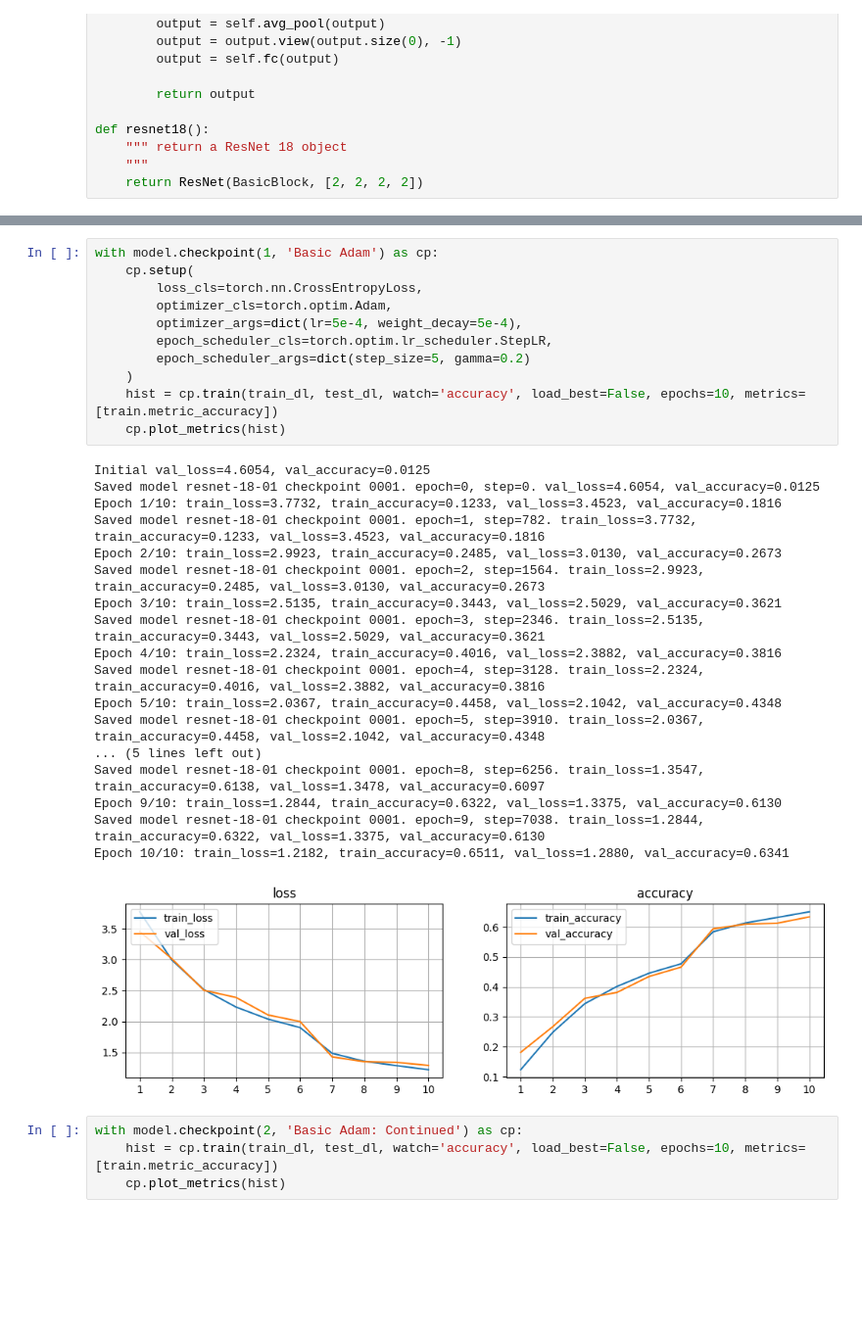
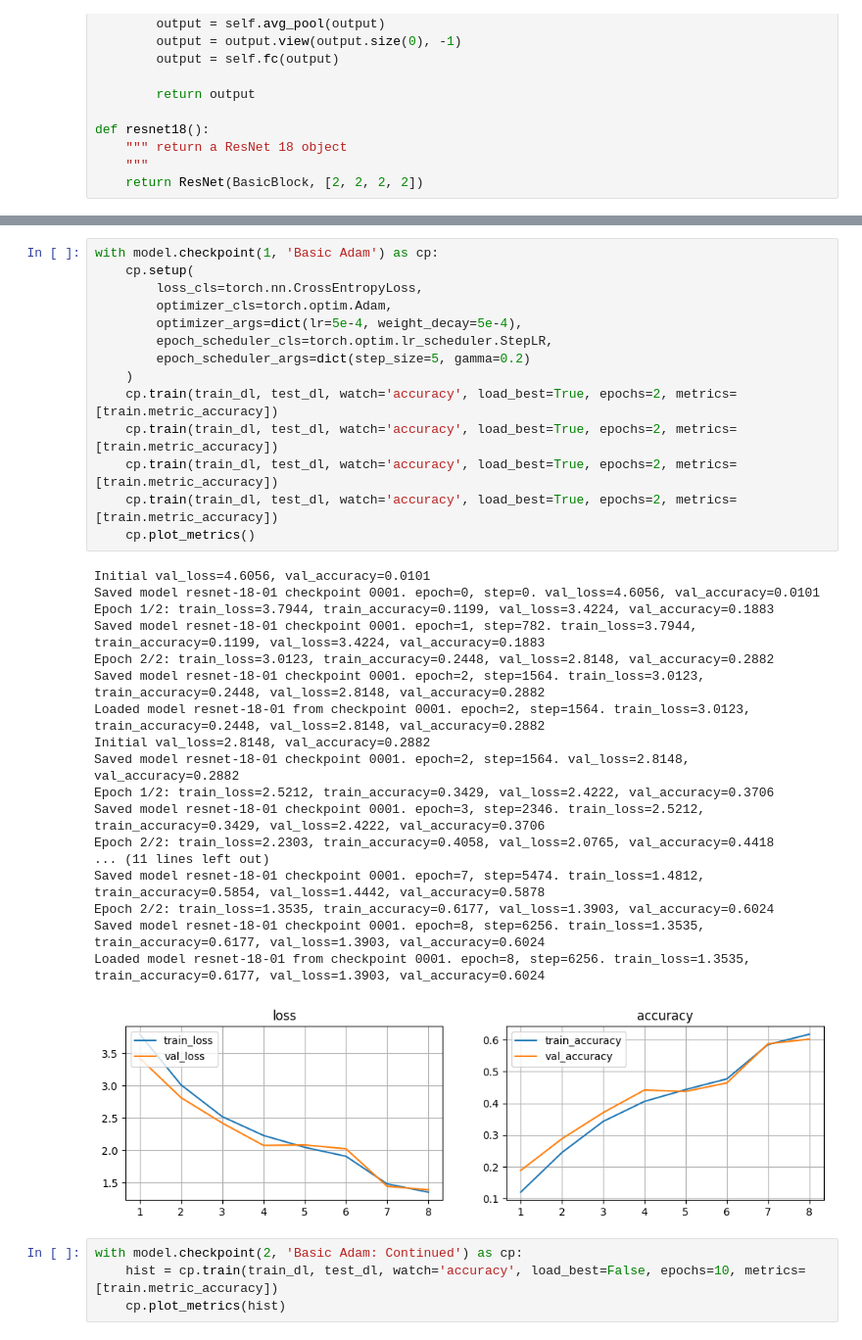
Before and after one commit to vaharoni/cv-sprint, a Jupyter notebook: models/05-resnet-03.ipynb, the cells around one changed output, grey strips where cells are left out. Shown: that part at 98% size. Cells and saved outputs as stored; diff of their text form; blank space fills up the shorter version.

Commit message:
Added ability to train multiple times within a checkpoint block

```diff
--- a/models/05-resnet-03.ipynb
+++ b/models/05-resnet-03.ipynb
@@ -145,33 +147,36 @@ model = train.Model('resnet-18-01', resnet18(), 'CIFAR-100: Copied from pytorch-
 # %%
 with model.checkpoint(1, 'Basic Adam') as cp:
     cp.setup(
         loss_cls=torch.nn.CrossEntropyLoss,
         optimizer_cls=torch.optim.Adam,
         optimizer_args=dict(lr=5e-4, weight_decay=5e-4),
         epoch_scheduler_cls=torch.optim.lr_scheduler.StepLR,
         epoch_scheduler_args=dict(step_size=5, gamma=0.2)
     )
-    hist = cp.train(train_dl, test_dl, watch='accuracy', load_best=False, epochs=10, metrics=[train.metric_accuracy])
-    cp.plot_metrics(hist)
+    cp.train(train_dl, test_dl, watch='accuracy', load_best=True, epochs=2, metrics=[train.metric_accuracy])
+    cp.train(train_dl, test_dl, watch='accuracy', load_best=True, epochs=2, metrics=[train.metric_accuracy])
+    cp.train(train_dl, test_dl, watch='accuracy', load_best=True, epochs=2, metrics=[train.metric_accuracy])
+    cp.train(train_dl, test_dl, watch='accuracy', load_best=True, epochs=2, metrics=[train.metric_accuracy])
+    cp.plot_metrics()
 # %% [output]
-Initial val_loss=4.6054, val_accuracy=0.0125
-Saved model resnet-18-01 checkpoint 0001. epoch=0, step=0. val_loss=4.6054, val_accuracy=0.0125
-Epoch 1/10: train_loss=3.7732, train_accuracy=0.1233, val_loss=3.4523, val_accuracy=0.1816
-Saved model resnet-18-01 checkpoint 0001. epoch=1, step=782. train_loss=3.7732, train_accuracy=0.1233, val_loss=3.4523, val_accuracy=0.1816
-Epoch 2/10: train_loss=2.9923, train_accuracy=0.2485, val_loss=3.0130, val_accuracy=0.2673
-Saved model resnet-18-01 checkpoint 0001. epoch=2, step=1564. train_loss=2.9923, train_accuracy=0.2485, val_loss=3.0130, val_accuracy=0.2673
-Epoch 3/10: train_loss=2.5135, train_accuracy=0.3443, val_loss=2.5029, val_accuracy=0.3621
-Saved model resnet-18-01 checkpoint 0001. epoch=3, step=2346. train_loss=2.5135, train_accuracy=0.3443, val_loss=2.5029, val_accuracy=0.3621
-Epoch 4/10: train_loss=2.2324, train_accuracy=0.4016, val_loss=2.3882, val_accuracy=0.3816
-Saved model resnet-18-01 checkpoint 0001. epoch=4, step=3128. train_loss=2.2324, train_accuracy=0.4016, val_loss=2.3882, val_accuracy=0.3816
-Epoch 5/10: train_loss=2.0367, train_accuracy=0.4458, val_loss=2.1042, val_accuracy=0.4348
-Saved model resnet-18-01 checkpoint 0001. epoch=5, step=3910. train_loss=2.0367, train_accuracy=0.4458, val_loss=2.1042, val_accuracy=0.4348
-... (5 lines left out)
-Saved model resnet-18-01 checkpoint 0001. epoch=8, step=6256. train_loss=1.3547, train_accuracy=0.6138, val_loss=1.3478, val_accuracy=0.6097
-Epoch 9/10: train_loss=1.2844, train_accuracy=0.6322, val_loss=1.3375, val_accuracy=0.6130
-Saved model resnet-18-01 checkpoint 0001. epoch=9, step=7038. train_loss=1.2844, train_accuracy=0.6322, val_loss=1.3375, val_accuracy=0.6130
-Epoch 10/10: train_loss=1.2182, train_accuracy=0.6511, val_loss=1.2880, val_accuracy=0.6341
+Initial val_loss=4.6056, val_accuracy=0.0101
+Saved model resnet-18-01 checkpoint 0001. epoch=0, step=0. val_loss=4.6056, val_accuracy=0.0101
+Epoch 1/2: train_loss=3.7944, train_accuracy=0.1199, val_loss=3.4224, val_accuracy=0.1883
+Saved model resnet-18-01 checkpoint 0001. epoch=1, step=782. train_loss=3.7944, train_accuracy=0.1199, val_loss=3.4224, val_accuracy=0.1883
+Epoch 2/2: train_loss=3.0123, train_accuracy=0.2448, val_loss=2.8148, val_accuracy=0.2882
+Saved model resnet-18-01 checkpoint 0001. epoch=2, step=1564. train_loss=3.0123, train_accuracy=0.2448, val_loss=2.8148, val_accuracy=0.2882
+Loaded model resnet-18-01 from checkpoint 0001. epoch=2, step=1564. train_loss=3.0123, train_accuracy=0.2448, val_loss=2.8148, val_accuracy=0.2882
+Initial val_loss=2.8148, val_accuracy=0.2882
+Saved model resnet-18-01 checkpoint 0001. epoch=2, step=1564. val_loss=2.8148, val_accuracy=0.2882
+Epoch 1/2: train_loss=2.5212, train_accuracy=0.3429, val_loss=2.4222, val_accuracy=0.3706
+Saved model resnet-18-01 checkpoint 0001. epoch=3, step=2346. train_loss=2.5212, train_accuracy=0.3429, val_loss=2.4222, val_accuracy=0.3706
+Epoch 2/2: train_loss=2.2303, train_accuracy=0.4058, val_loss=2.0765, val_accuracy=0.4418
+... (11 lines left out)
+Saved model resnet-18-01 checkpoint 0001. epoch=7, step=5474. train_loss=1.4812, train_accuracy=0.5854, val_loss=1.4442, val_accuracy=0.5878
+Epoch 2/2: train_loss=1.3535, train_accuracy=0.6177, val_loss=1.3903, val_accuracy=0.6024
+Saved model resnet-18-01 checkpoint 0001. epoch=8, step=6256. train_loss=1.3535, train_accuracy=0.6177, val_loss=1.3903, val_accuracy=0.6024
+Loaded model resnet-18-01 from checkpoint 0001. epoch=8, step=6256. train_loss=1.3535, train_accuracy=0.6177, val_loss=1.3903, val_accuracy=0.6024
-[figure, old version]
+[figure, new version]
 # %%
 with model.checkpoint(2, 'Basic Adam: Continued') as cp:
     hist = cp.train(train_dl, test_dl, watch='accuracy', load_best=False, epochs=10, metrics=[train.metric_accuracy])
```
Also changed, not shown: parts of 2 cells of this notebook, 1 other file.
